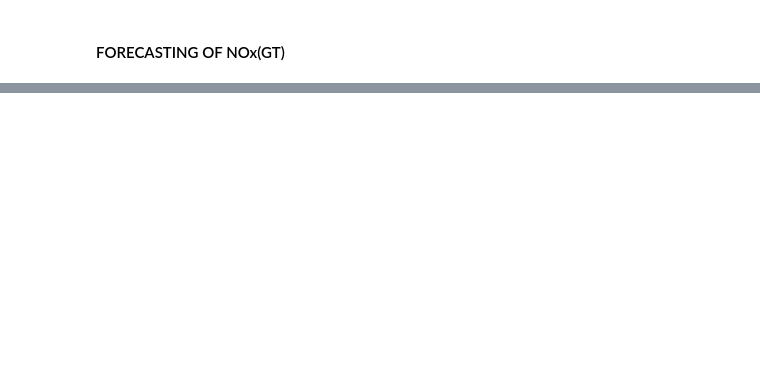
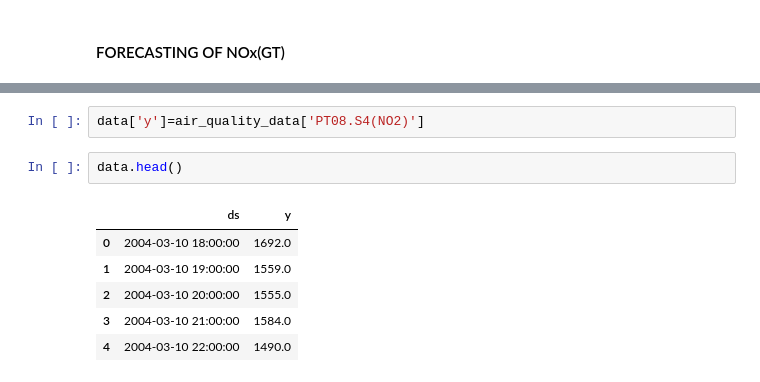
Before and after one commit to dwivediprashant/AIR_QUALITY_INDEX_PROJECT, a Jupyter notebook: airQualityIndex.ipynb, the cells around one changed output, grey strips where cells are left out. Drawn from its saved outputs; the diff is of its cells as text; blank space fills up the shorter version.

```diff
--- a/airQualityIndex.ipynb
+++ b/airQualityIndex.ipynb
@@ -1503,0 +1515,11 @@ forecast[['ds','yhat','yhat_lower','yhat_upper']].tail(20)
+# %%
+data['y']=air_quality_data['PT08.S4(NO2)']
+# %%
+data.head()
+# %% [output]
+|  | ds | y |
+| 0 | 2004-03-10 18:00:00 | 1692.0 |
+| 1 | 2004-03-10 19:00:00 | 1559.0 |
+| 2 | 2004-03-10 20:00:00 | 1555.0 |
+| 3 | 2004-03-10 21:00:00 | 1584.0 |
+| 4 | 2004-03-10 22:00:00 | 1490.0 |
```
Also changed, not shown: parts of 34 cells of this notebook.
